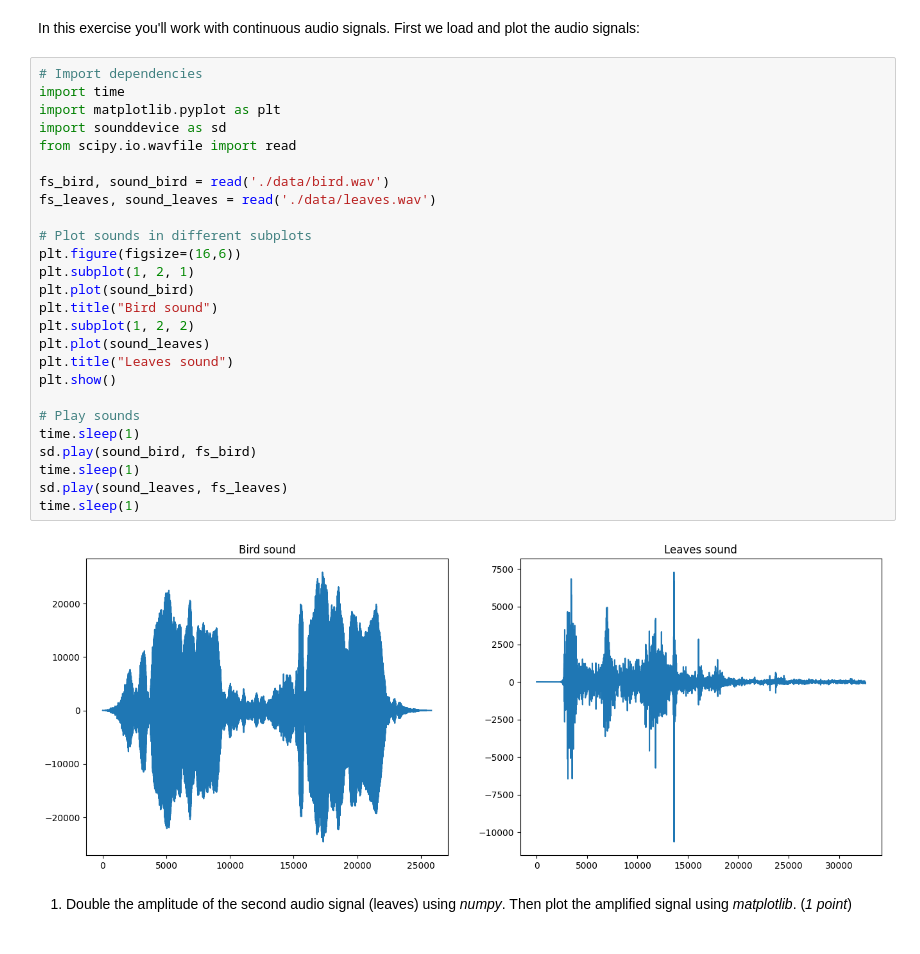
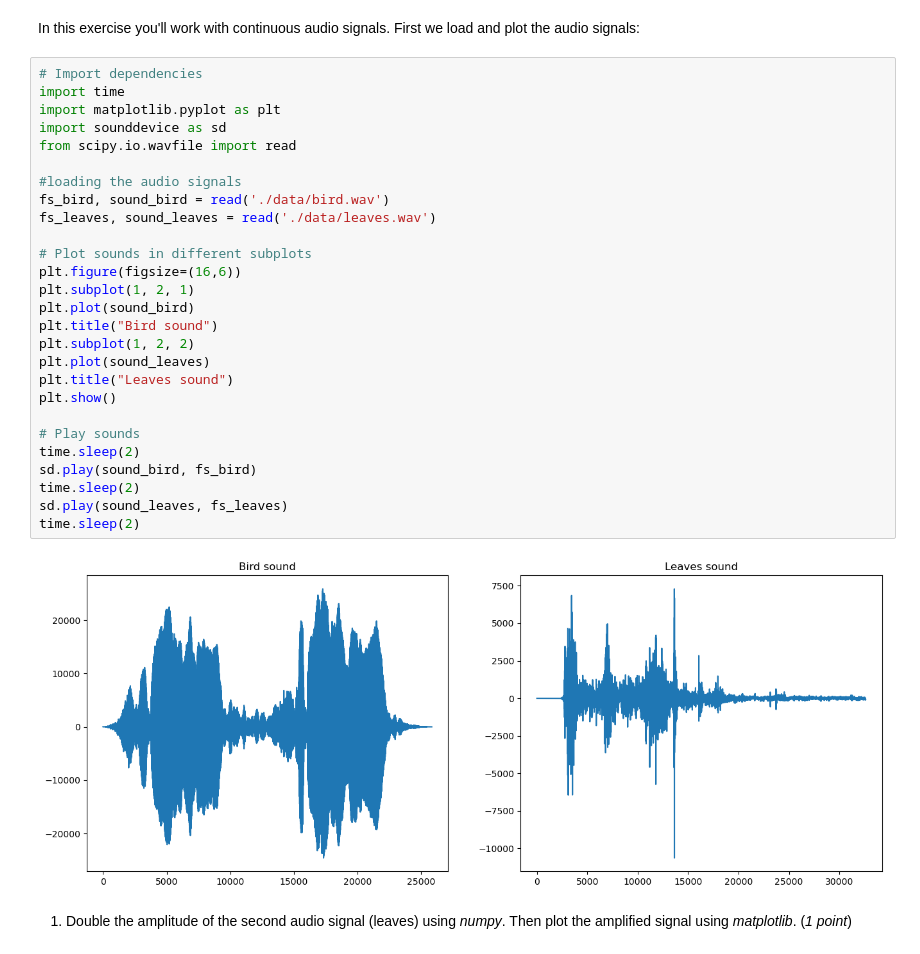
Before and after one commit to lieselty/advanced_python, a Jupyter notebook: Homework2/W2_Assignment.ipynb, the cells around one changed output. Cells and saved outputs as stored; diff of their text form.

```diff
--- a/Homework2/W2_Assignment.ipynb
+++ b/Homework2/W2_Assignment.ipynb
@@ -24,31 +24,32 @@ In this exercise you'll work with continuous audio signals. First we load and pl
 # %%
 # Import dependencies
 import time
 import matplotlib.pyplot as plt
 import sounddevice as sd
 from scipy.io.wavfile import read
 
+#loading the audio signals
 fs_bird, sound_bird = read('./data/bird.wav')
 fs_leaves, sound_leaves = read('./data/leaves.wav')
 
 # Plot sounds in different subplots
 plt.figure(figsize=(16,6))
 plt.subplot(1, 2, 1)
 plt.plot(sound_bird)
 plt.title("Bird sound")
 plt.subplot(1, 2, 2)
 plt.plot(sound_leaves)
 plt.title("Leaves sound")
 plt.show()
 
 # Play sounds
-time.sleep(1)
+time.sleep(2)
 sd.play(sound_bird, fs_bird)
-time.sleep(1)
+time.sleep(2)
 sd.play(sound_leaves, fs_leaves)
-time.sleep(1)
+time.sleep(2)
 # %% [output]
-[figure, old version]
+[figure, new version]
 # %% [markdown]
 1. Double the amplitude of the second audio signal (leaves) using *numpy*. Then plot the amplified signal using *matplotlib*. (*1 point*)
 # %%
```
Also changed, not shown: parts of 17 cells of this notebook.
